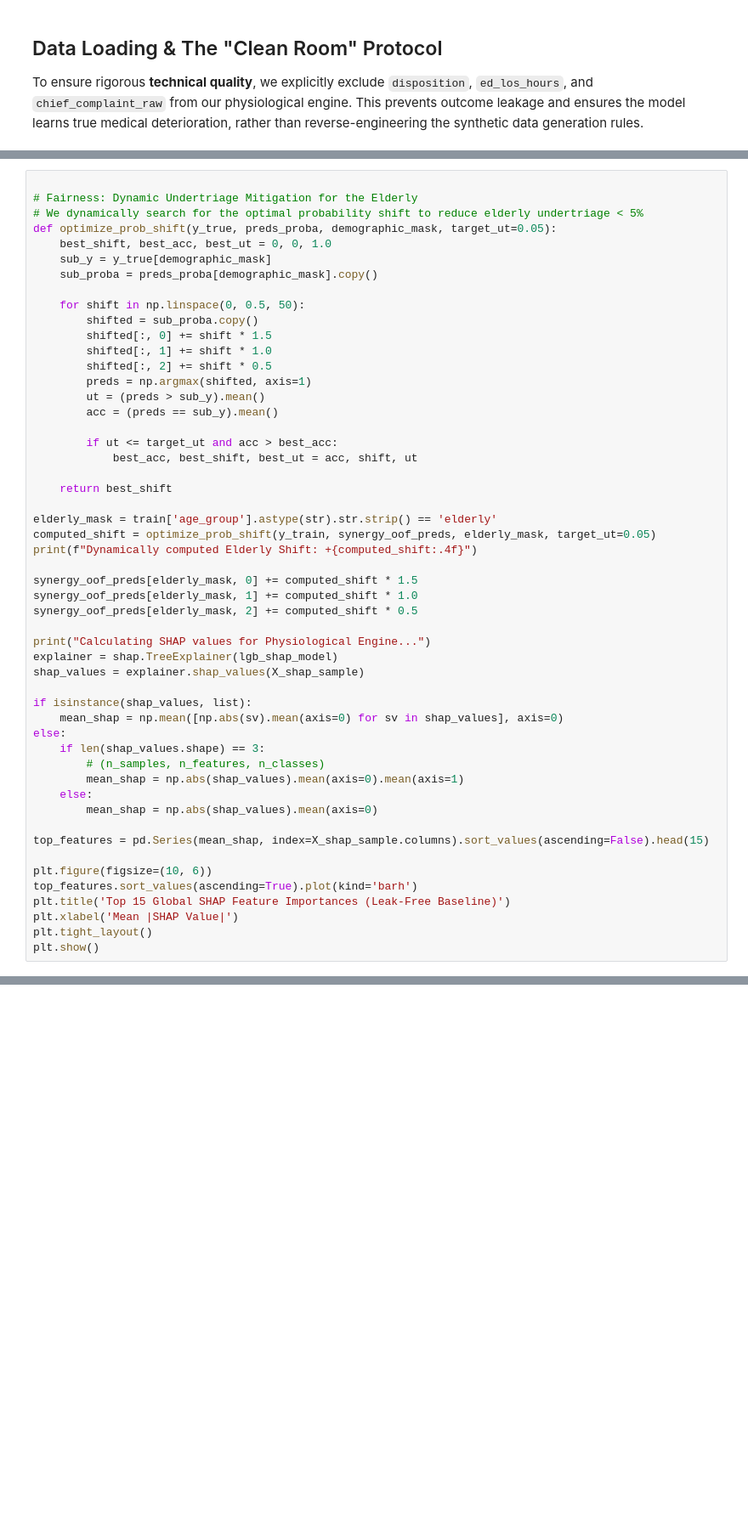
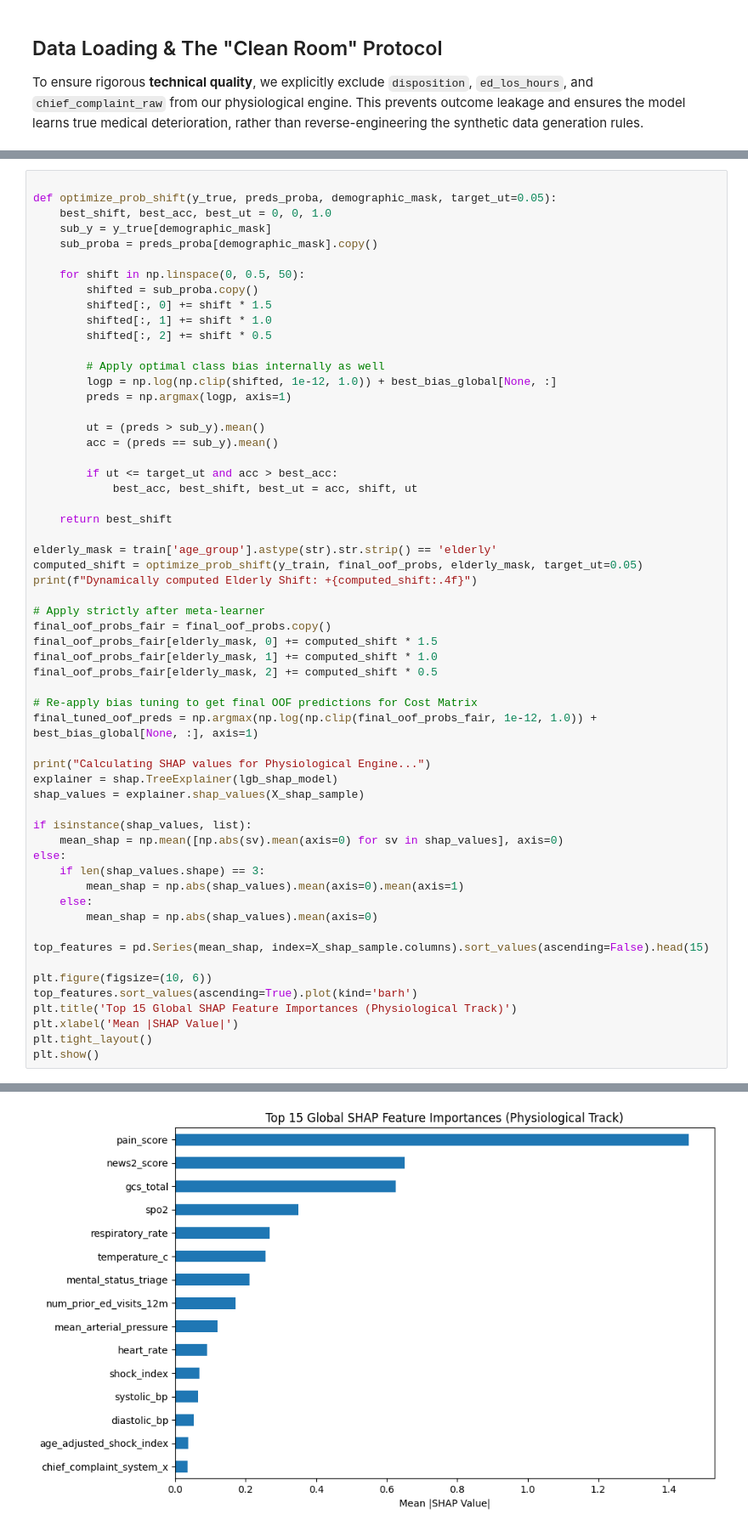
Before and after one commit to saademad200/triagegeist, a Jupyter notebook: submissions/final_submission.ipynb, the cells around one changed output, grey strips where cells are left out. Shown at 85% size. Cells and saved outputs as stored; diff of their text form; blank space fills up the shorter version.

Commit message:
chore: Finalize Airtight Winning Architecture (Nested Stacker, Powell Bias, Native Cats)

```diff
--- a/submissions/final_submission.ipynb
+++ b/submissions/final_submission.ipynb
@@ -170,7 +268,5 @@ While complex ensembles can often be opaque, our highly detailed **documentation
 # %%
 
-# Fairness: Dynamic Undertriage Mitigation for the Elderly
-# We dynamically search for the optimal probability shift to reduce elderly undertriage < 5%
 def optimize_prob_shift(y_true, preds_proba, demographic_mask, target_ut=0.05):
     best_shift, best_acc, best_ut = 0, 0, 1.0
     sub_y = y_true[demographic_mask]
@@ -181,7 +277,11 @@ def optimize_prob_shift(y_true, preds_proba, demographic_mask, target_ut=0.05):
         shifted[:, 0] += shift * 1.5
         shifted[:, 1] += shift * 1.0
         shifted[:, 2] += shift * 0.5
-        preds = np.argmax(shifted, axis=1)
+
+        # Apply optimal class bias internally as well
+        logp = np.log(np.clip(shifted, 1e-12, 1.0)) + best_bias_global[None, :]
+        preds = np.argmax(logp, axis=1)
+
         ut = (preds > sub_y).mean()
         acc = (preds == sub_y).mean()
 
@@ -191,12 +291,17 @@ def optimize_prob_shift(y_true, preds_proba, demographic_mask, target_ut=0.05):
     return best_shift
 
 elderly_mask = train['age_group'].astype(str).str.strip() == 'elderly'
-computed_shift = optimize_prob_shift(y_train, synergy_oof_preds, elderly_mask, target_ut=0.05)
+computed_shift = optimize_prob_shift(y_train, final_oof_probs, elderly_mask, target_ut=0.05)
 print(f"Dynamically computed Elderly Shift: +{computed_shift:.4f}")
 
-synergy_oof_preds[elderly_mask, 0] += computed_shift * 1.5
-synergy_oof_preds[elderly_mask, 1] += computed_shift * 1.0
-synergy_oof_preds[elderly_mask, 2] += computed_shift * 0.5
+# Apply strictly after meta-learner
+final_oof_probs_fair = final_oof_probs.copy()
+final_oof_probs_fair[elderly_mask, 0] += computed_shift * 1.5
+final_oof_probs_fair[elderly_mask, 1] += computed_shift * 1.0
+final_oof_probs_fair[elderly_mask, 2] += computed_shift * 0.5
+
+# Re-apply bias tuning to get final OOF predictions for Cost Matrix
+final_tuned_oof_preds = np.argmax(np.log(np.clip(final_oof_probs_fair, 1e-12, 1.0)) + best_bias_global[None, :], axis=1)
 
 print("Calculating SHAP values for Physiological Engine...")
 explainer = shap.TreeExplainer(lgb_shap_model)
@@ -206,7 +311,6 @@ if isinstance(shap_values, list):
     mean_shap = np.mean([np.abs(sv).mean(axis=0) for sv in shap_values], axis=0)
 else:
     if len(shap_values.shape) == 3:
-        # (n_samples, n_features, n_classes)
         mean_shap = np.abs(shap_values).mean(axis=0).mean(axis=1)
     else:
         mean_shap = np.abs(shap_values).mean(axis=0)
@@ -215,7 +319,8 @@ top_features = pd.Series(mean_shap, index=X_shap_sample.columns).sort_values(asc
 
 plt.figure(figsize=(10, 6))
 top_features.sort_values(ascending=True).plot(kind='barh')
-plt.title('Top 15 Global SHAP Feature Importances (Leak-Free Baseline)')
+plt.title('Top 15 Global SHAP Feature Importances (Physiological Track)')
 plt.xlabel('Mean |SHAP Value|')
 plt.tight_layout()
 plt.show()
+# %% [output]
@@ -221,0 +329 @@ plt.show()
+[figure, added]
```
Also changed, not shown: parts of 18 cells of this notebook, 9 other files.
